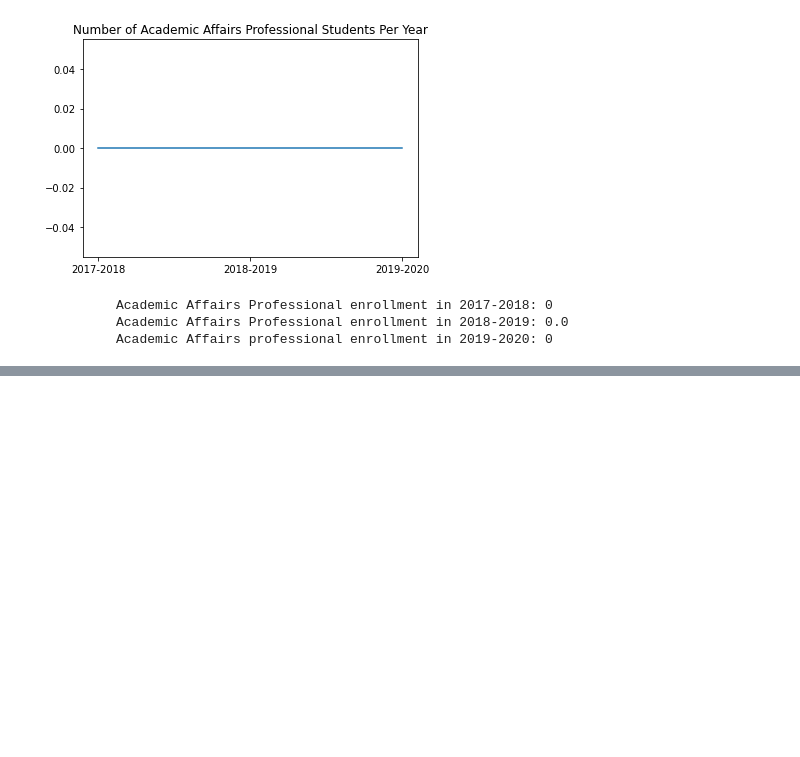
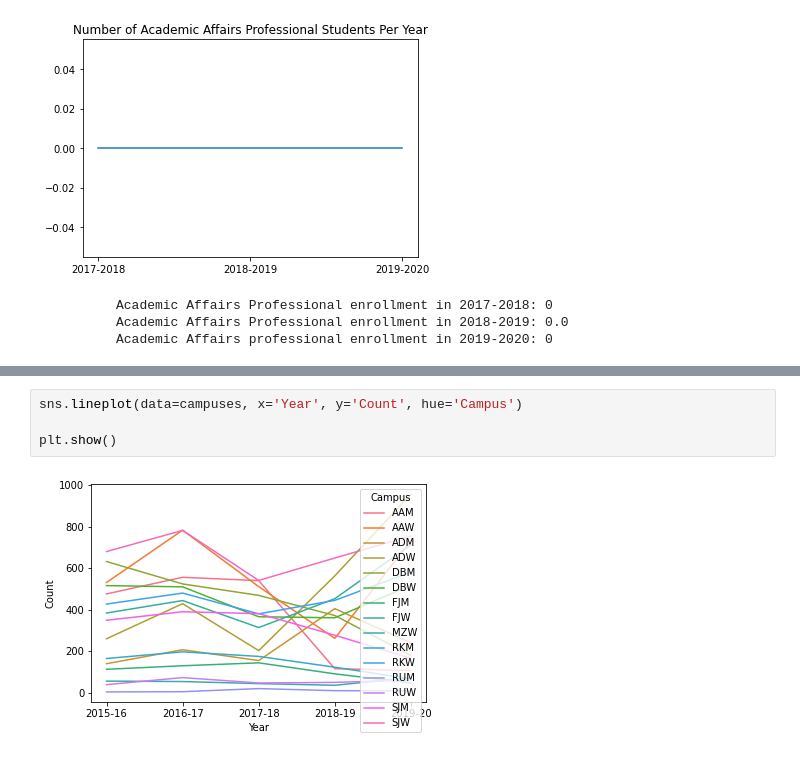
Before and after one commit to Motamensalih/Enrollment-Magnifier, a Jupyter notebook: main.ipynb, the cells around one changed output, grey strips where cells are left out. Cells and saved outputs as stored; diff of their text form; blank space fills up the shorter version.

```diff
--- a/main.ipynb
+++ b/main.ipynb
@@ -450,0 +504,6 @@ Name: gender_desc, dtype: int64
+# %%
+sns.lineplot(data=campuses, x='Year', y='Count', hue='Campus')
+
+plt.show()
+# %% [output]
+[figure, added]
```
Also changed, not shown: parts of 13 cells of this notebook, 1 other file.
